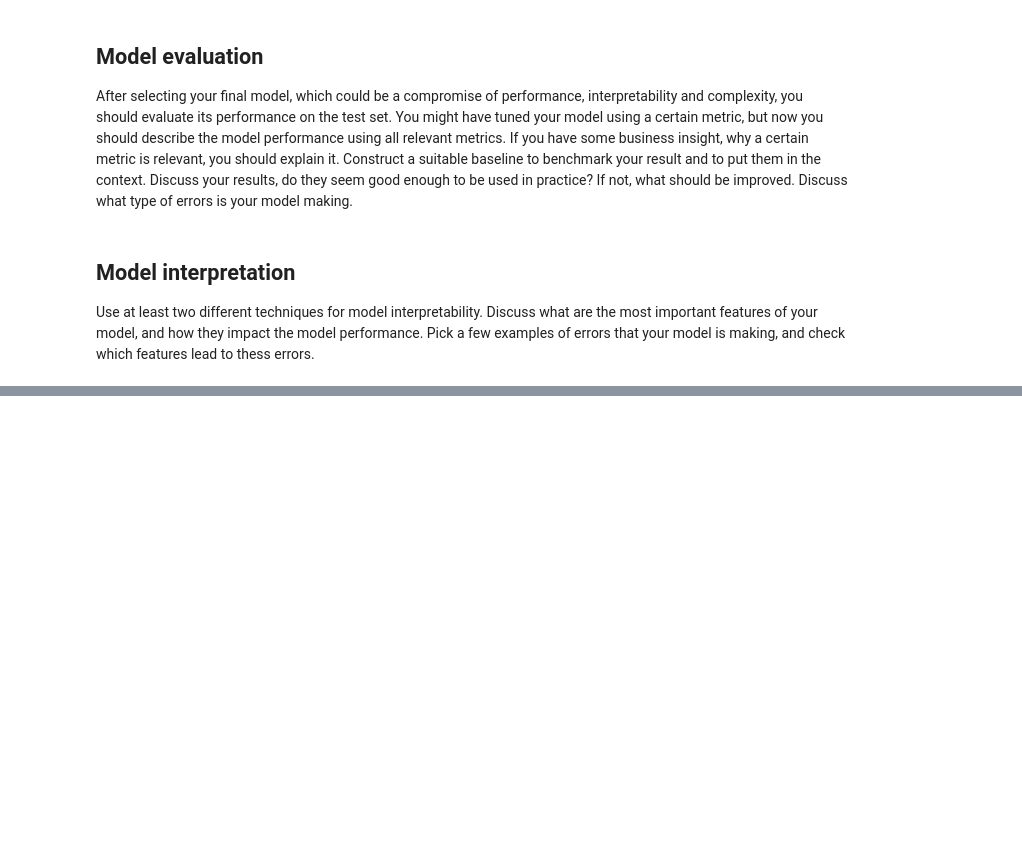
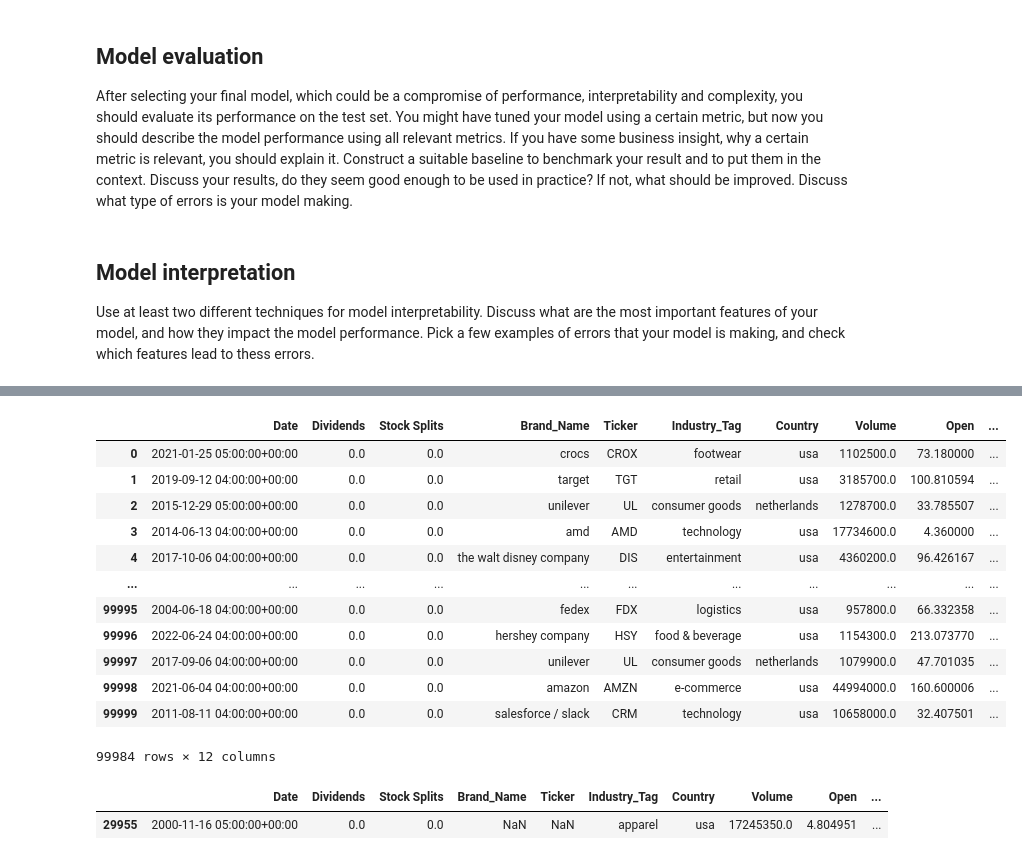
Before and after one commit to timmvdm/Intro_ML_NOVA, a Jupyter notebook: Project_template.ipynb, the cells around one changed output, grey strips where cells are left out. Drawn from its saved outputs; the diff is of its cells as text; code cells hidden in the pictures; blank space fills up the shorter version.

Commit message:
first data preprocessing

```diff
--- a/Project_template.ipynb
+++ b/Project_template.ipynb
@@ -85,0 +136,24 @@ Use at least two different techniques for model interpretability. Discuss what a
+# %%
+#drop the 16 rows without any date data
+df = df.dropna(subset=['Date'])
+# %%
+df
+# %% [output]
+|  | Date | Dividends | Stock Splits | Brand_Name | Ticker | Industry_Tag | Country | Volume | Open | ... |
+| 0 | 2021-01-25 05:00:00+00:00 | 0.0 | 0.0 | crocs | CROX | footwear | usa | 1102500.0 | 73.180000 | ... |
+| 1 | 2019-09-12 04:00:00+00:00 | 0.0 | 0.0 | target | TGT | retail | usa | 3185700.0 | 100.810594 | ... |
+| 2 | 2015-12-29 05:00:00+00:00 | 0.0 | 0.0 | unilever | UL | consumer goods | netherlands | 1278700.0 | 33.785507 | ... |
+| 3 | 2014-06-13 04:00:00+00:00 | 0.0 | 0.0 | amd | AMD | technology | usa | 17734600.0 | 4.360000 | ... |
+| 4 | 2017-10-06 04:00:00+00:00 | 0.0 | 0.0 | the walt disney company | DIS | entertainment | usa | 4360200.0 | 96.426167 | ... |
+| ... | ... | ... | ... | ... | ... | ... | ... | ... | ... | ... |
+| 99995 | 2004-06-18 04:00:00+00:00 | 0.0 | 0.0 | fedex | FDX | logistics | usa | 957800.0 | 66.332358 | ... |
+| 99996 | 2022-06-24 04:00:00+00:00 | 0.0 | 0.0 | hershey company | HSY | food & beverage | usa | 1154300.0 | 213.073770 | ... |
+| 99997 | 2017-09-06 04:00:00+00:00 | 0.0 | 0.0 | unilever | UL | consumer goods | netherlands | 1079900.0 | 47.701035 | ... |
+| 99998 | 2021-06-04 04:00:00+00:00 | 0.0 | 0.0 | amazon | AMZN | e-commerce | usa | 44994000.0 | 160.600006 | ... |
+| 99999 | 2011-08-11 04:00:00+00:00 | 0.0 | 0.0 | salesforce / slack | CRM | technology | usa | 10658000.0 | 32.407501 | ... |
+99984 rows × 12 columns
+# %%
+df[df['Brand_Name'].isna() & df['Ticker'].isna()]
+# %% [output]
+|  | Date | Dividends | Stock Splits | Brand_Name | Ticker | Industry_Tag | Country | Volume | Open | ... |
+| 29955 | 2000-11-16 05:00:00+00:00 | 0.0 | 0.0 | NaN | NaN | apparel | usa | 17245350.0 | 4.804951 | ... |
```
Also changed, not shown: parts of 9 cells of this notebook.
